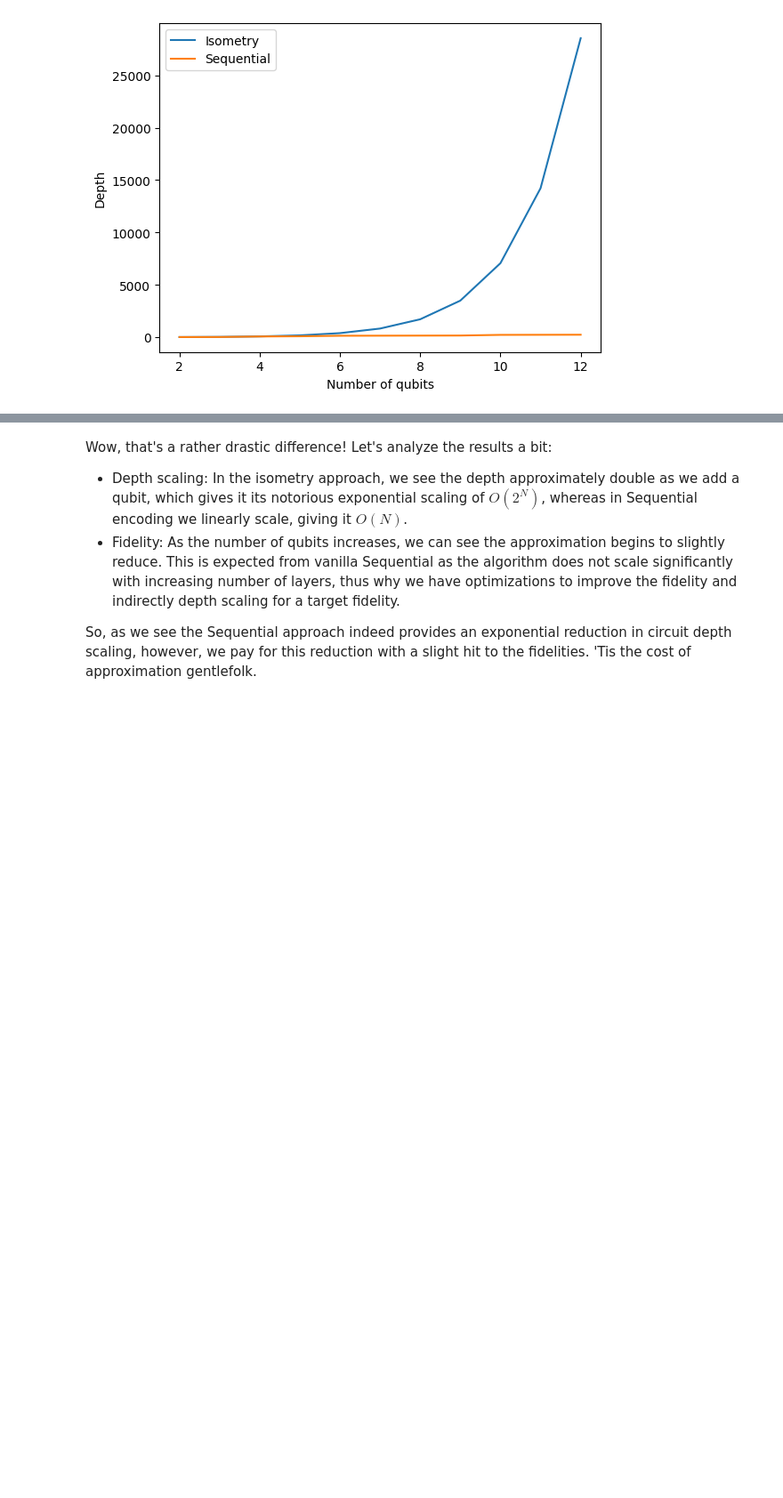
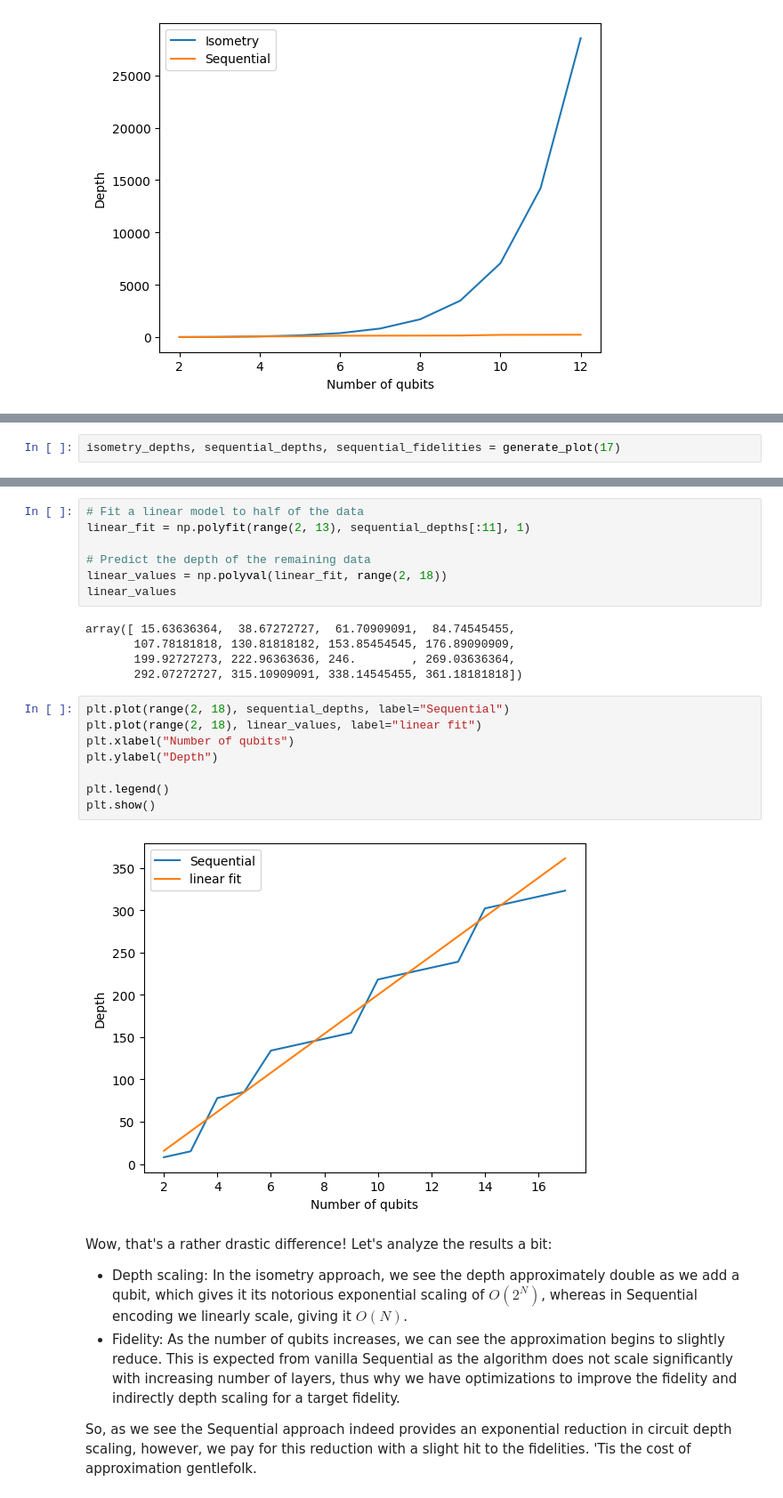
Before and after one commit to Qualition/qmprs, a Jupyter notebook: notebooks/State Preparation using MPS Sequential.ipynb, the cells around one changed output, grey strips where cells are left out. Shown at 89% size. Saved outputs shown, nothing was run; the diff lists cells and outputs as text; blank space fills up the shorter version.

```diff
--- a/notebooks/State Preparation using MPS Sequential.ipynb
+++ b/notebooks/State Preparation using MPS Sequential.ipynb
@@ -164,0 +167,2 @@ plt.show()
+# %%
+isometry_depths, sequential_depths, sequential_fidelities = generate_plot(17)
@@ -165,3 +186,25 @@ plt.show()
+# %%
+# Fit a linear model to half of the data
+linear_fit = np.polyfit(range(2, 13), sequential_depths[:11], 1)
+
+# Predict the depth of the remaining data
+linear_values = np.polyval(linear_fit, range(2, 18))
+linear_values
+# %% [output]
+array([ 15.63636364,  38.67272727,  61.70909091,  84.74545455,
+       107.78181818, 130.81818182, 153.85454545, 176.89090909,
+       199.92727273, 222.96363636, 246.        , 269.03636364,
+       292.07272727, 315.10909091, 338.14545455, 361.18181818])
+# %%
+plt.plot(range(2, 18), sequential_depths, label="Sequential")
+plt.plot(range(2, 18), linear_values, label="linear fit")
+plt.xlabel("Number of qubits")
+plt.ylabel("Depth")
+
+plt.legend()
+plt.show()
+# %% [output]
+[figure, added]
 # %% [markdown]
 Wow, that's a rather drastic difference! Let's analyze the results a bit:
 - Depth scaling: In the isometry approach, we see the depth approximately double as we add a qubit, which gives it its notorious exponential scaling of $O(2^N)$, whereas in Sequential encoding we linearly scale, giving it $O(N)$.
```
Also changed, not shown: parts of 4 cells of this notebook, 4 other files.
